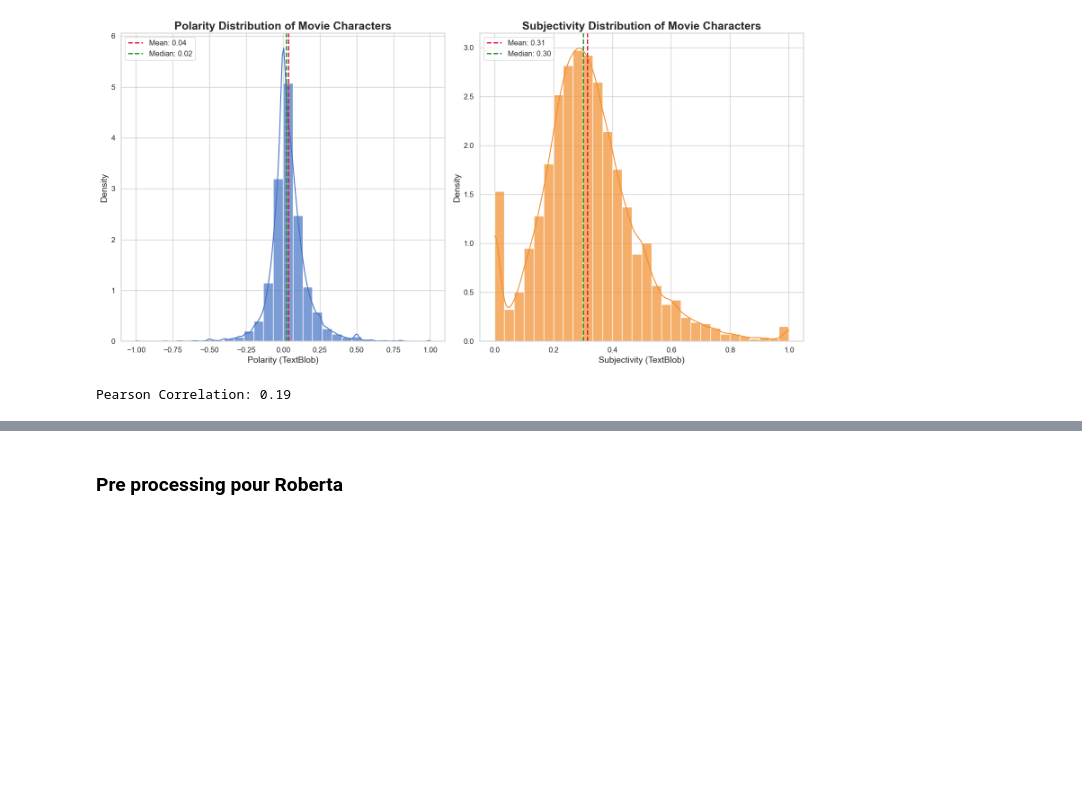
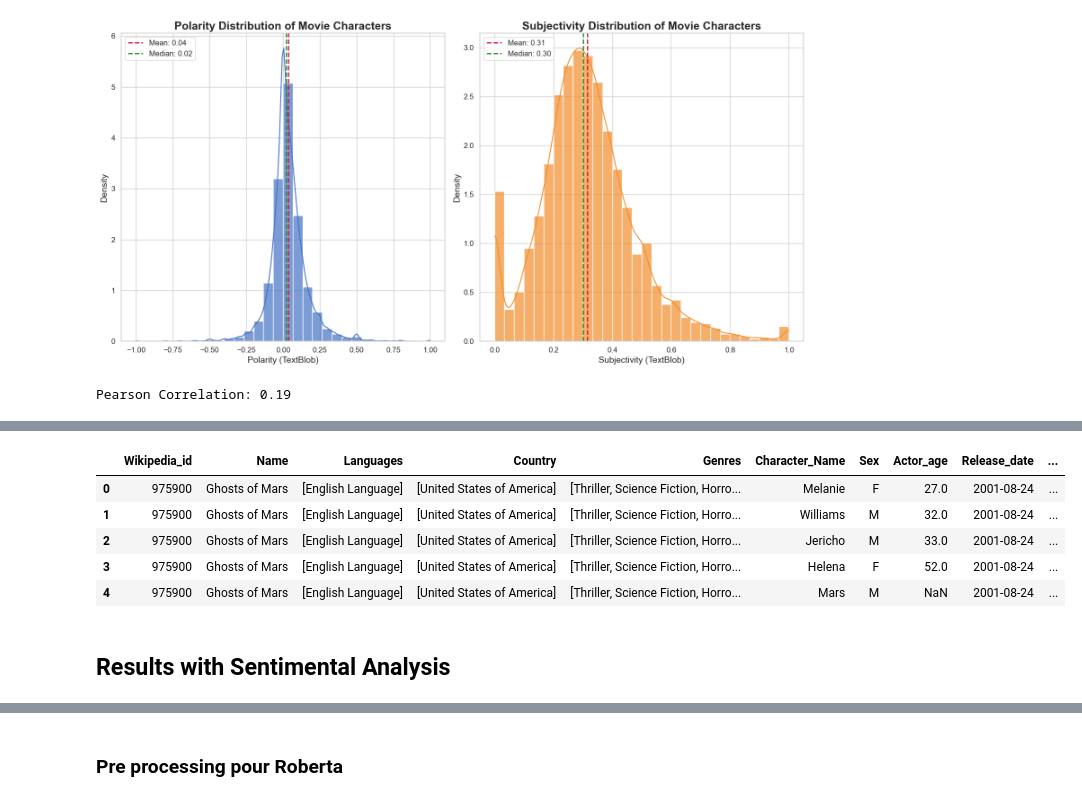
Before and after one commit to epfl-ada/ada-2024-project-adadasurmonbidet2024, a Jupyter notebook: results.ipynb, the cells around one changed output, grey strips where cells are left out. Drawn from its saved outputs; the diff is of its cells as text; code cells hidden in the pictures; blank space fills up the shorter version.

Commit message:
fanny_SA_genre

```diff
--- a/results.ipynb
+++ b/results.ipynb
@@ -149,0 +148,4 @@ df_char_cleaned.head()
+# %%
+# df_char_cleaned.head()
+df_char_cleaned_SA = df_char_cleaned.copy()
+df_char_cleaned_SA.head()
@@ -579,26 +586,6 @@ TextBlob uses two key metrics for sentiment analysis: Polarity and Subjectivity.
 | 0               | [0; 1]             | Neutral                           |
 | [0; 0.5]        | [0; 0.5]           | Positive but Fairly Objective     |
 | [0.5; 1]        | [0.5; 1]           | Very Positive & Subjective        |
-# %%
-from textblob import TextBlob
-
-def get_sentiment_with_textblob(sentence):
-    analysis = TextBlob(sentence)
-    return analysis.sentiment.polarity, analysis.sentiment.subjectivity
-
-def process_character_sentiments_textblob(sentences):
-    polarity_textblob = []
-    subjectivity_textblob = []
-
-    for sentence in sentences:
-        polarity, subjectivity = get_sentiment_with_textblob(sentence)
-        polarity_textblob.append(polarity)
-        subjectivity_textblob.append(subjectivity)
-
-    mean_polarity_textblob = np.mean(polarity_textblob) if polarity_textblob else None
-    mean_subjectivity_textblob = np.mean(subjectivity_textblob) if subjectivity_textblob else None
-
-    return mean_polarity_textblob, mean_subjectivity_textblob
 # %%
 data_textblob = []
 list_characters = df["Character_Name"]
@@ -704,0 +743,14 @@ The weak **Pearson correlation** of 0.19 between polarity and subjectivity indic
+# %%
+df_char_cleaned_SA.rename(columns={'Character_name': 'Character_Name', 'Wikipedia_ID': 'Wikipedia_id'}, inplace=True)
+df_merged = pd.merge(df_char_cleaned_SA, df_sentiment_analysis_textblob, left_on=['Wikipedia_id', 'Character_Name'], right_on=['Wikipedia_id', 'Character_Name'], how='inner')
+df_merged.drop('Subjectivity', axis=1, inplace=True)
+df_merged.head()
+# %% [output]
+|  | Wikipedia_id | Name | Languages | Country | Genres | Character_Name | Sex | Actor_age | Release_date | ... |
+| 0 | 975900 | Ghosts of Mars | [English Language] | [United States of America] | [Thriller, Science Fiction, Horro... | Melanie | F | 27.0 | 2001-08-24 | ... |
+| 1 | 975900 | Ghosts of Mars | [English Language] | [United States of America] | [Thriller, Science Fiction, Horro... | Williams | M | 32.0 | 2001-08-24 | ... |
+| 2 | 975900 | Ghosts of Mars | [English Language] | [United States of America] | [Thriller, Science Fiction, Horro... | Jericho | M | 33.0 | 2001-08-24 | ... |
+| 3 | 975900 | Ghosts of Mars | [English Language] | [United States of America] | [Thriller, Science Fiction, Horro... | Helena | F | 52.0 | 2001-08-24 | ... |
+| 4 | 975900 | Ghosts of Mars | [English Language] | [United States of America] | [Thriller, Science Fiction, Horro... | Mars | M | NaN | 2001-08-24 | ... |
+# %% [markdown]
+## Results with Sentimental Analysis
```
Also changed, not shown: parts of 14 cells of this notebook, 2 other files.
